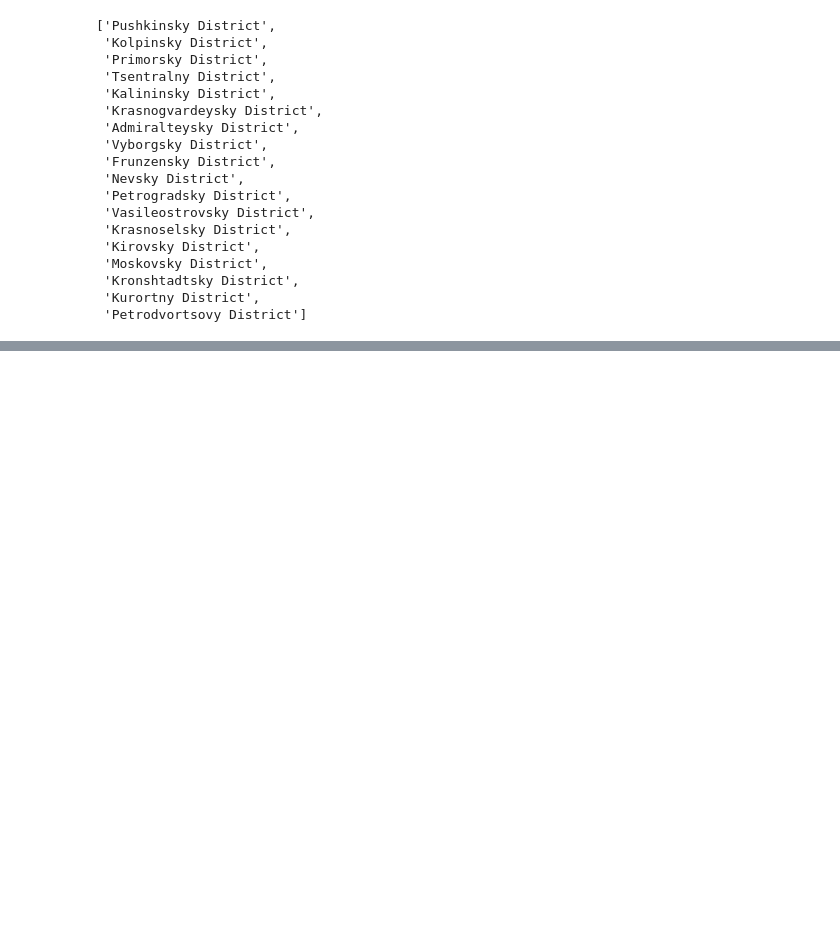
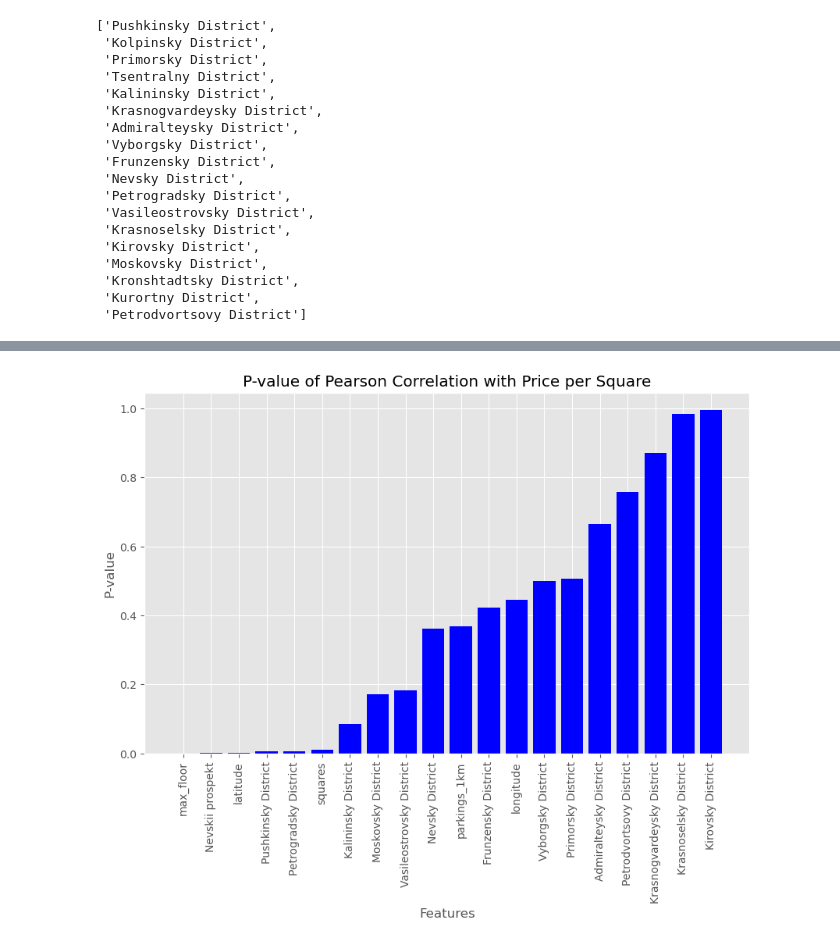
Before and after one commit to VondyBland/diplomopiska, a Jupyter notebook: for_article/popItka.ipynb, the cells around one changed output, grey strips where cells are left out. Cells and saved outputs as stored; diff of their text form; code cells hidden in the pictures; blank space fills up the shorter version.

```diff
--- a/for_article/popItka.ipynb
+++ b/for_article/popItka.ipynb
@@ -354,8 +351,8 @@ def point_in_polygon(point):
     return False
 # %%
 global i
-for i in range(814):
-        point_in_polygon(Point(data.iat[i,5],data.iat[i,6]))
+for i in range(801):
+        point_in_polygon(Point(data.iat[i,3],data.iat[i,4]))
 # %% [output]
 aaa
 aaa
@@ -512,0 +524,3 @@ print(mean_absolute_percentage_error(y, predictions))
+# %%
+for i in data.columns:
+    print(f"{i}:{pearsonr(data['price_per_square'], data[i])}")
@@ -512,0 +545,20 @@ print(mean_absolute_percentage_error(y, predictions))
+# %%
+results = pd.DataFrame(columns=['Feature', 'Correlation', 'P-value'])
+
+for i in data.columns:
+    if i != 'price_per_square':
+        corr, p_value = pearsonr(data['price_per_square'], data[i])
+        temp_df = pd.DataFrame({'Feature': [i], 'Correlation': [corr], 'P-value': [p_value]})
+        results = pd.concat([results, temp_df], ignore_index=True)
+
+results.sort_values('P-value', inplace=True)
+
+plt.figure(figsize=(12, 7))
+plt.bar(x=results['Feature'], height=results['P-value'], color='blue')
+plt.xlabel('Features')
+plt.ylabel('P-value')
+plt.title('P-value of Pearson Correlation with Price per Square')
+plt.xticks(rotation=90)
+plt.show()
+# %% [output]
+[figure, added]
```
Also changed, not shown: parts of 16 cells of this notebook, 1 other file.
